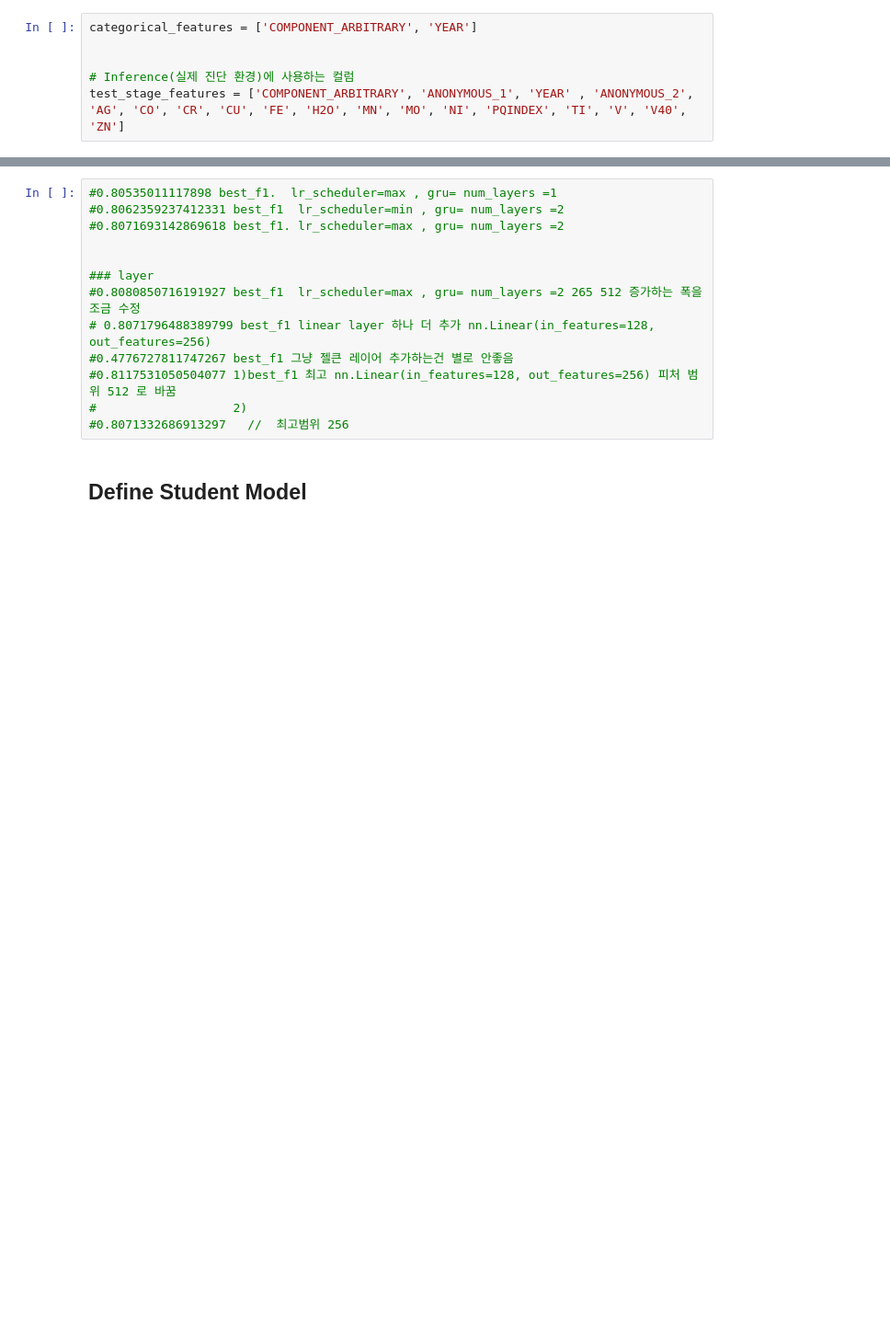
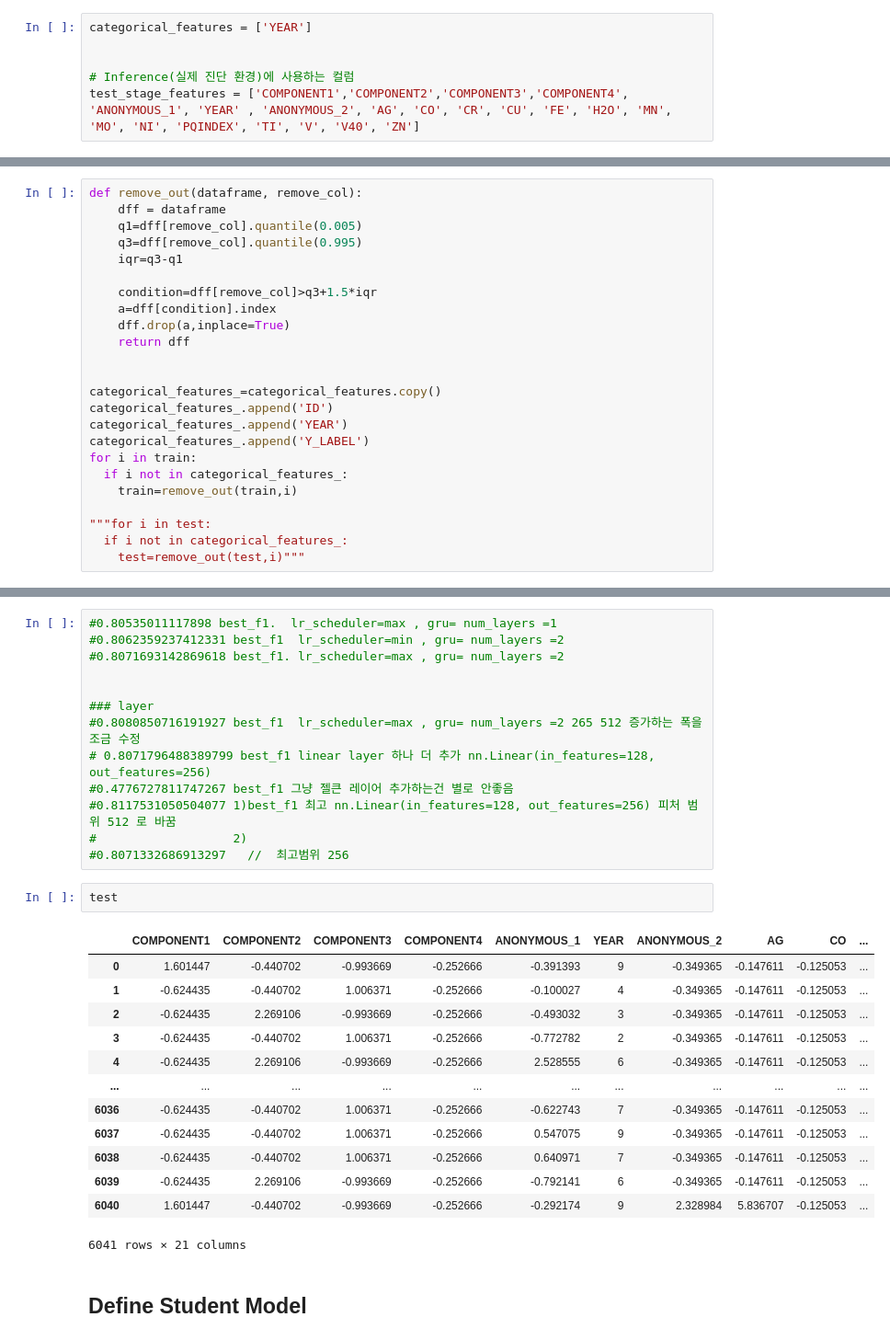
Before and after one commit to ha-seungwon/ML-study, a Jupyter notebook: competition/하승원/open/[Baseline]_Vanilla_Knowledge_Distillation_ipynb의_사본.ipynb, the cells around one changed output, grey strips where cells are left out. Shown at 92% size. Drawn from its saved outputs; the diff is of its cells as text; blank space fills up the shorter version.

```diff
--- a/competition/하승원/open/[Baseline]_Vanilla_Knowledge_Distillation.ipynb
+++ b/competition/하승원/open/[Baseline]_Vanilla_Knowledge_Distillation_ipynb의_사본.ipynb
@@ -82,11 +87,11 @@ train
 | 14094 | 0 | 1 | 0 | 0 | TRAIN_14094 | 1902 | 2012 | 15 | ... |
 14095 rows × 57 columns
 # %%
-categorical_features = ['COMPONENT_ARBITRARY', 'YEAR']
+categorical_features = ['YEAR']
 
 
 # Inference(실제 진단 환경)에 사용하는 컬럼
-test_stage_features = ['COMPONENT_ARBITRARY', 'ANONYMOUS_1', 'YEAR' , 'ANONYMOUS_2', 'AG', 'CO', 'CR', 'CU', 'FE', 'H2O', 'MN', 'MO', 'NI', 'PQINDEX', 'TI', 'V', 'V40', 'ZN']
+test_stage_features = ['COMPONENT1','COMPONENT2','COMPONENT3','COMPONENT4', 'ANONYMOUS_1', 'YEAR' , 'ANONYMOUS_2', 'AG', 'CO', 'CR', 'CU', 'FE', 'H2O', 'MN', 'MO', 'NI', 'PQINDEX', 'TI', 'V', 'V40', 'ZN']
 # %%
 #train = train.fillna(train.mean())
 #test = test.fillna(test.mean())
@@ -95,0 +105,24 @@ test = test.fillna(0)
+# %%
+def remove_out(dataframe, remove_col):
+    dff = dataframe
+    q1=dff[remove_col].quantile(0.005)
+    q3=dff[remove_col].quantile(0.995)
+    iqr=q3-q1
+
+    condition=dff[remove_col]>q3+1.5*iqr
+    a=dff[condition].index
+    dff.drop(a,inplace=True)
+    return dff
+
+
+categorical_features_=categorical_features.copy()
+categorical_features_.append('ID')
+categorical_features_.append('YEAR')
+categorical_features_.append('Y_LABEL')
+for i in train:
+  if i not in categorical_features_:
+    train=remove_out(train,i)
+
+"""for i in test:
+  if i not in categorical_features_:
+    test=remove_out(test,i)"""
@@ -331,6 +380,22 @@ Epoch [11], Train Loss : [0.18439] Val Loss : [0.28025] Val F1 Score : [0.80526]
 #0.8117531050504077 1)best_f1 최고 nn.Linear(in_features=128, out_features=256) 피처 범위 512 로 바꿈
 #                   2)
 #0.8071332686913297   //  최고범위 256
+# %%
+test
+# %% [output]
+|  | COMPONENT1 | COMPONENT2 | COMPONENT3 | COMPONENT4 | ANONYMOUS_1 | YEAR | ANONYMOUS_2 | AG | CO | ... |
+| 0 | 1.601447 | -0.440702 | -0.993669 | -0.252666 | -0.391393 | 9 | -0.349365 | -0.147611 | -0.125053 | ... |
+| 1 | -0.624435 | -0.440702 | 1.006371 | -0.252666 | -0.100027 | 4 | -0.349365 | -0.147611 | -0.125053 | ... |
+| 2 | -0.624435 | 2.269106 | -0.993669 | -0.252666 | -0.493032 | 3 | -0.349365 | -0.147611 | -0.125053 | ... |
+| 3 | -0.624435 | -0.440702 | 1.006371 | -0.252666 | -0.772782 | 2 | -0.349365 | -0.147611 | -0.125053 | ... |
+| 4 | -0.624435 | 2.269106 | -0.993669 | -0.252666 | 2.528555 | 6 | -0.349365 | -0.147611 | -0.125053 | ... |
+| ... | ... | ... | ... | ... | ... | ... | ... | ... | ... | ... |
+| 6036 | -0.624435 | -0.440702 | 1.006371 | -0.252666 | -0.622743 | 7 | -0.349365 | -0.147611 | -0.125053 | ... |
+| 6037 | -0.624435 | -0.440702 | 1.006371 | -0.252666 | 0.547075 | 9 | -0.349365 | -0.147611 | -0.125053 | ... |
+| 6038 | -0.624435 | -0.440702 | 1.006371 | -0.252666 | 0.640971 | 7 | -0.349365 | -0.147611 | -0.125053 | ... |
+| 6039 | -0.624435 | 2.269106 | -0.993669 | -0.252666 | -0.792141 | 6 | -0.349365 | -0.147611 | -0.125053 | ... |
+| 6040 | 1.601447 | -0.440702 | -0.993669 | -0.252666 | -0.292174 | 9 | 2.328984 | 5.836707 | -0.125053 | ... |
+6041 rows × 21 columns
 # %% [markdown]
 ## Define Student Model
 # %%
```
Also changed, not shown: parts of 19 cells of this notebook, 4 other files.
